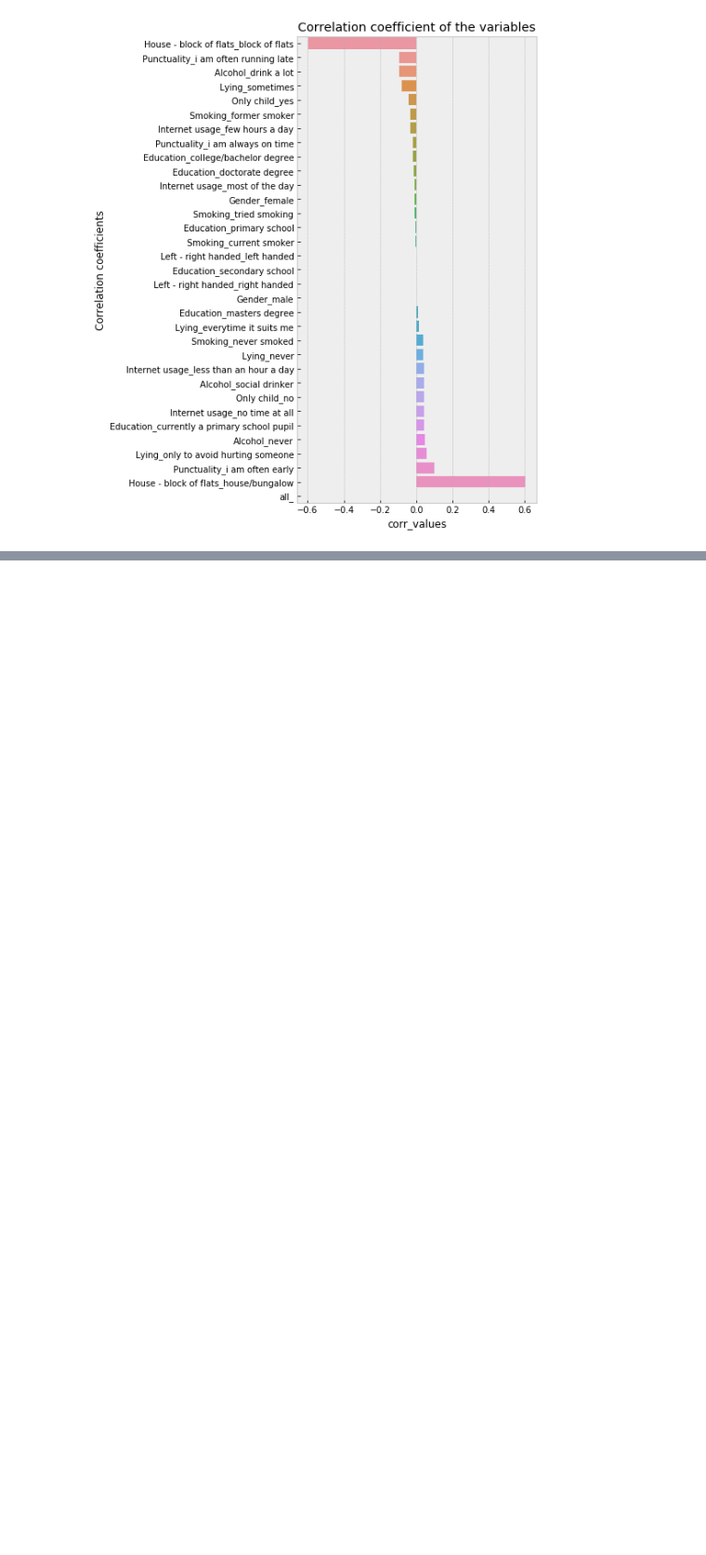
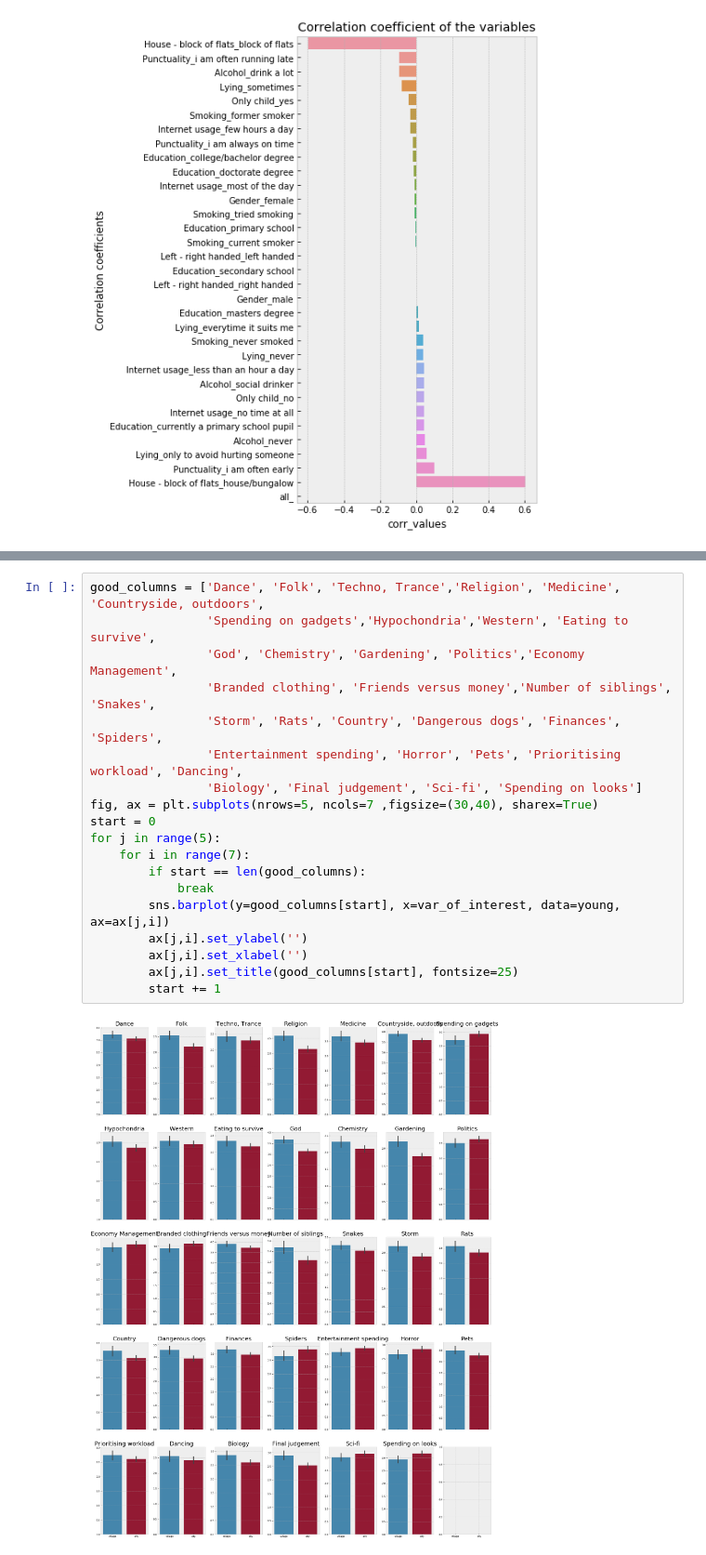
Before and after one commit to jaimindp/Kaggle, a Jupyter notebook: Kaggle Survey.ipynb, the cells around one changed output, grey strips where cells are left out. Shown at 93% size. Drawn from its saved outputs; the diff is of its cells as text; blank space fills up the shorter version.

Commit message:
More work on Young People Survey analysis

```diff
--- a/Kaggle Survey.ipynb
+++ b/Kaggle Survey.ipynb
@@ -175,0 +193,21 @@ HI world
+# %%
+good_columns = ['Dance', 'Folk', 'Techno, Trance','Religion', 'Medicine', 'Countryside, outdoors',
+                'Spending on gadgets','Hypochondria','Western', 'Eating to survive',
+                'God', 'Chemistry', 'Gardening', 'Politics','Economy Management',
+                'Branded clothing', 'Friends versus money','Number of siblings', 'Snakes',
+                'Storm', 'Rats', 'Country', 'Dangerous dogs', 'Finances', 'Spiders',
+                'Entertainment spending', 'Horror', 'Pets', 'Prioritising workload', 'Dancing',
+                'Biology', 'Final judgement', 'Sci-fi', 'Spending on looks']
+fig, ax = plt.subplots(nrows=5, ncols=7 ,figsize=(30,40), sharex=True)
+start = 0
+for j in range(5):
+    for i in range(7):
+        if start == len(good_columns):
+            break
+        sns.barplot(y=good_columns[start], x=var_of_interest, data=young, ax=ax[j,i])
+        ax[j,i].set_ylabel('')
+        ax[j,i].set_xlabel('')
+        ax[j,i].set_title(good_columns[start], fontsize=25)
+        start += 1
+# %% [output]
+[figure, added]
```
Also changed, not shown: parts of 18 cells of this notebook, 1 other file.
